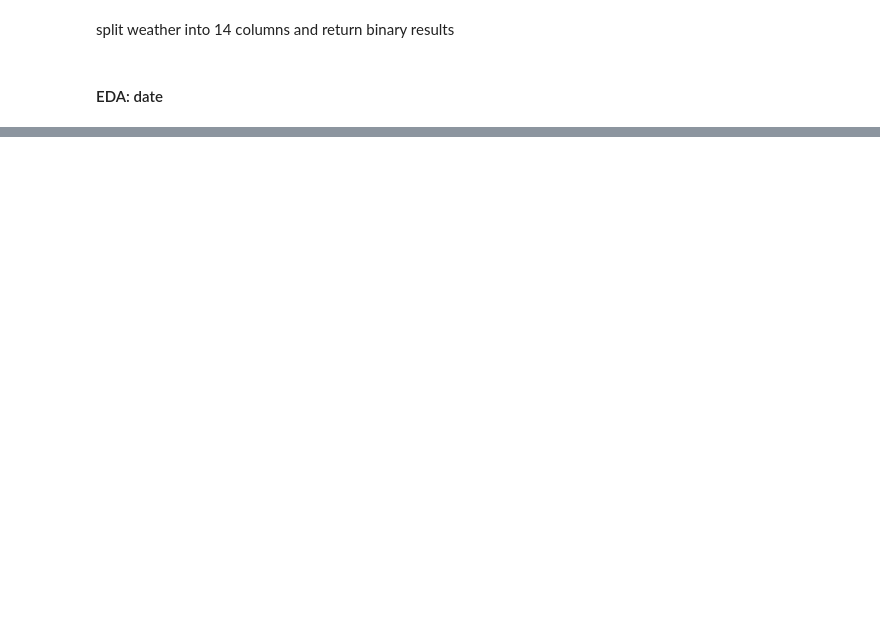
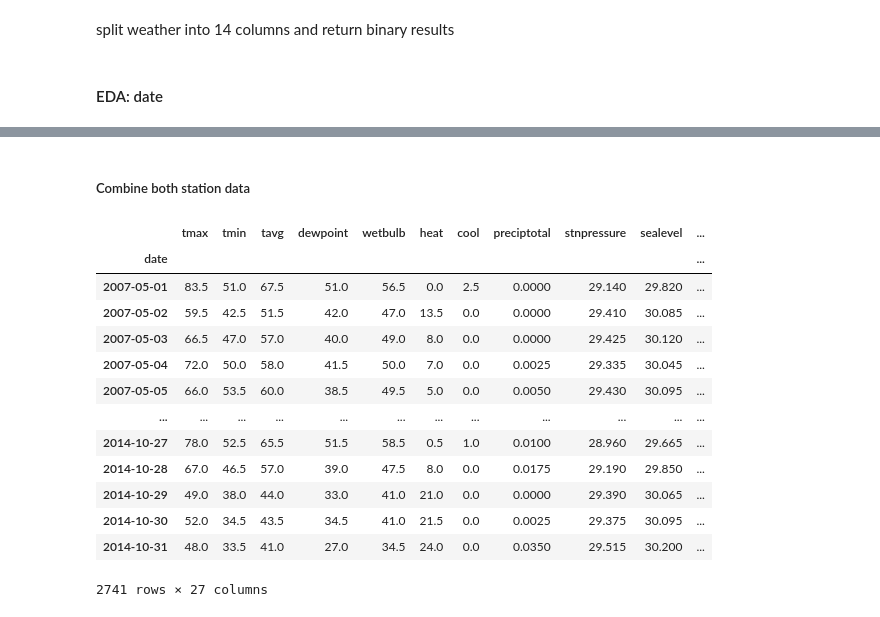
Before and after one commit to enilegna/GA-project4, a Jupyter notebook: west nile disease in mosquitoes.ipynb, the cells around one changed output, grey strips where cells are left out. Cells and saved outputs as stored; diff of their text form; code cells hidden in the pictures; blank space fills up the shorter version.

Commit message:
impute T, M and null values. Combined station 1 and 2 data

```diff
--- a/west nile disease in mosquitoes.ipynb
+++ b/west nile disease in mosquitoes.ipynb
@@ -320,0 +535,30 @@ test['date'].value_counts()
+# %%
+# This are the features captured by station 1 only
+other_features = ['depart', 'sunrise', 'sunset', 'depth']
+# %%
+# We impute the null values with the data from station 1
+for feat in other_features:
+    weather[feat].fillna(method = 'ffill', inplace = True)
+# %% [markdown]
+##### Combine both station data
+# %%
+weather_p = weather.groupby(pd.Grouper(key='date', freq = 'D')).mean()
+# %%
+weather_p.drop('station', axis =1, inplace = True)
+# %%
+weather_p
+# %% [output]
+|  | tmax | tmin | tavg | dewpoint | wetbulb | heat | cool | preciptotal | stnpressure | sealevel | ... |
+| date |  |  |  |  |  |  |  |  |  |  | ... |
+| 2007-05-01 | 83.5 | 51.0 | 67.5 | 51.0 | 56.5 | 0.0 | 2.5 | 0.0000 | 29.140 | 29.820 | ... |
+| 2007-05-02 | 59.5 | 42.5 | 51.5 | 42.0 | 47.0 | 13.5 | 0.0 | 0.0000 | 29.410 | 30.085 | ... |
+| 2007-05-03 | 66.5 | 47.0 | 57.0 | 40.0 | 49.0 | 8.0 | 0.0 | 0.0000 | 29.425 | 30.120 | ... |
+| 2007-05-04 | 72.0 | 50.0 | 58.0 | 41.5 | 50.0 | 7.0 | 0.0 | 0.0025 | 29.335 | 30.045 | ... |
+| 2007-05-05 | 66.0 | 53.5 | 60.0 | 38.5 | 49.5 | 5.0 | 0.0 | 0.0050 | 29.430 | 30.095 | ... |
+| ... | ... | ... | ... | ... | ... | ... | ... | ... | ... | ... | ... |
+| 2014-10-27 | 78.0 | 52.5 | 65.5 | 51.5 | 58.5 | 0.5 | 1.0 | 0.0100 | 28.960 | 29.665 | ... |
+| 2014-10-28 | 67.0 | 46.5 | 57.0 | 39.0 | 47.5 | 8.0 | 0.0 | 0.0175 | 29.190 | 29.850 | ... |
+| 2014-10-29 | 49.0 | 38.0 | 44.0 | 33.0 | 41.0 | 21.0 | 0.0 | 0.0000 | 29.390 | 30.065 | ... |
+| 2014-10-30 | 52.0 | 34.5 | 43.5 | 34.5 | 41.0 | 21.5 | 0.0 | 0.0025 | 29.375 | 30.095 | ... |
+| 2014-10-31 | 48.0 | 33.5 | 41.0 | 27.0 | 34.5 | 24.0 | 0.0 | 0.0350 | 29.515 | 30.200 | ... |
+2741 rows × 27 columns
```
Also changed, not shown: parts of 41 cells of this notebook.
